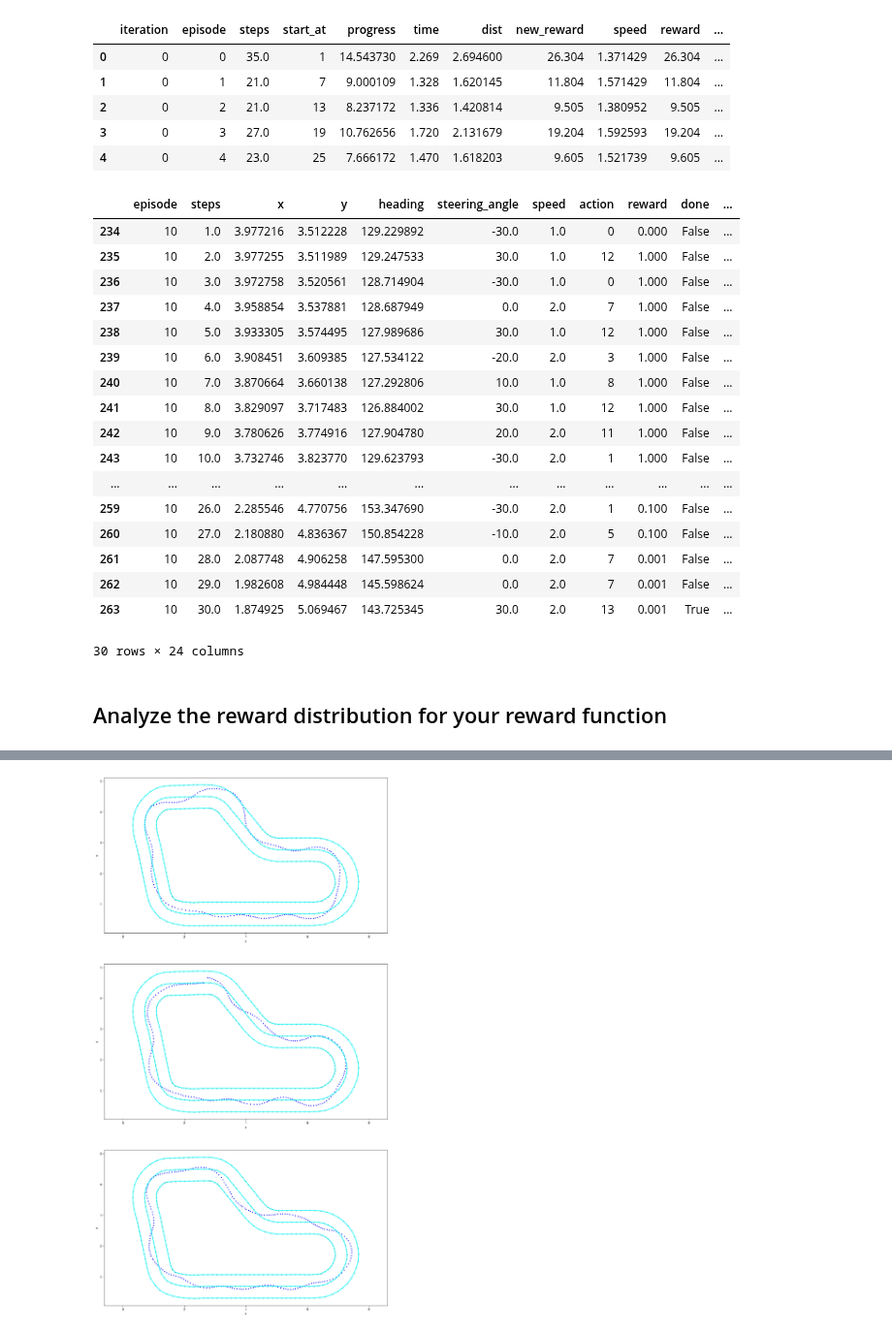
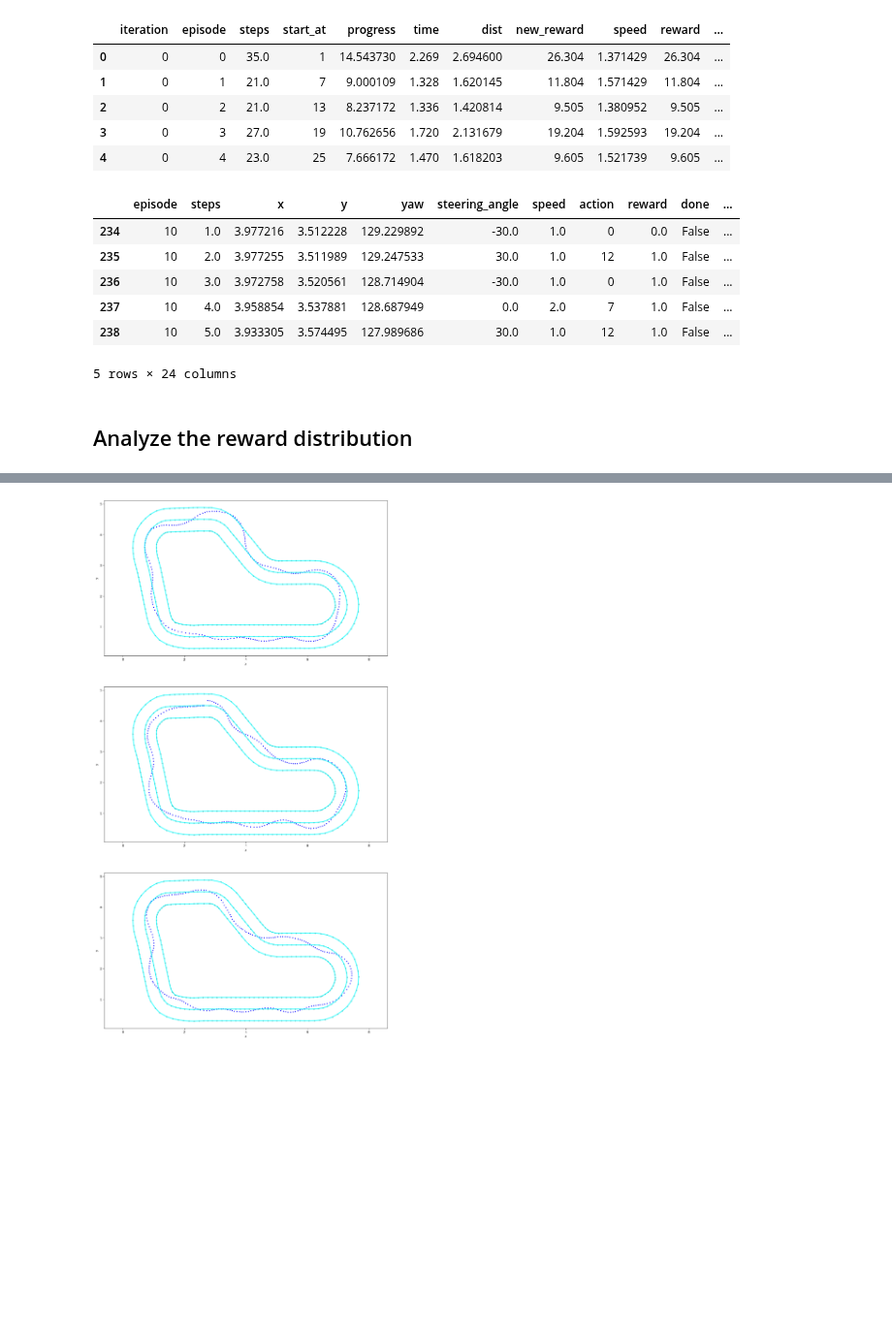
Before and after one commit to aws-deepracer-community/deepracer-analysis, a Jupyter notebook: Training_analysis.ipynb, the cells around one changed output, grey strips where cells are left out. Shown at 97% size. Cells and saved outputs as stored; diff of their text form; code cells hidden in the pictures; blank space fills up the shorter version.

Commit message:
Improve Training Analysis (#59)
* Structure update

* Language tweaks

* Tweaks No 2

* Complete the update

```diff
--- a/Training_analysis.ipynb
+++ b/Training_analysis.ipynb
@@ -83,11 +107,7 @@ BUCKET='bucket'       # Bucket name is default 'bucket' when training locally
 PROFILE=None          # The credentials profile in .aws - 'minio' for local training
 S3_ENDPOINT_URL=None  # Endpoint URL: None for AWS S3, 'http://minio:9000' for local training
 # %%
-# fh = S3FileHandler(bucket=BUCKET, prefix=PREFIX, profile=PROFILE, s3_endpoint_url=S3_ENDPOINT_URL)
-# log = DeepRacerLog(filehandler=fh)
-# log.load_training_trace()
+if my_mode == MODE.S3:
+    fh = S3FileHandler(bucket=BUCKET, prefix=PREFIX, profile=PROFILE, s3_endpoint_url=S3_ENDPOINT_URL)
+    log = DeepRacerLog(filehandler=fh, verbose=True)
+    log.load_training_trace()
-# %%
-# Example / Alternative for logs on file-system
-fh = FSFileHandler(model_folder='logs/sample-console-logs/')
-log = DeepRacerLog(filehandler=fh)
-log.load_training_trace()
@@ -93,0 +118,7 @@ log.load_training_trace()
+# %%
+ARCHIVE_PATH='logs\deepracerindy-training-kJuf1ySmGZlhSMI-logs.tar.gz'
+# %%
+if my_mode == MODE.TAR:
+    fh = TarFileHandler(archive_path=ARCHIVE_PATH)
+    log = DeepRacerLog(filehandler=fh, verbose=True)
+    log.load_training_trace()
@@ -400,28 +421,17 @@ simulation_agg.head()
 # %%
 # Set maximum quantity of rows to view for a dataframe display - without that
 # the view below will just hide some of the steps
 pd.set_option('display.max_rows', 500)
 
-# View all steps data for episode 10
-df[df['episode']==10]
+# View steps data for episode 10. Remove .head() for all steps.
+df[df['episode']==10].head()
 # %% [output]
-|  | episode | steps | x | y | heading | steering_angle | speed | action | reward | done | ... |
-| 234 | 10 | 1.0 | 3.977216 | 3.512228 | 129.229892 | -30.0 | 1.0 | 0 | 0.000 | False | ... |
-| 235 | 10 | 2.0 | 3.977255 | 3.511989 | 129.247533 | 30.0 | 1.0 | 12 | 1.000 | False | ... |
-| 236 | 10 | 3.0 | 3.972758 | 3.520561 | 128.714904 | -30.0 | 1.0 | 0 | 1.000 | False | ... |
-| 237 | 10 | 4.0 | 3.958854 | 3.537881 | 128.687949 | 0.0 | 2.0 | 7 | 1.000 | False | ... |
-| 238 | 10 | 5.0 | 3.933305 | 3.574495 | 127.989686 | 30.0 | 1.0 | 12 | 1.000 | False | ... |
-| 239 | 10 | 6.0 | 3.908451 | 3.609385 | 127.534122 | -20.0 | 2.0 | 3 | 1.000 | False | ... |
-| 240 | 10 | 7.0 | 3.870664 | 3.660138 | 127.292806 | 10.0 | 1.0 | 8 | 1.000 | False | ... |
-| 241 | 10 | 8.0 | 3.829097 | 3.717483 | 126.884002 | 30.0 | 1.0 | 12 | 1.000 | False | ... |
-| 242 | 10 | 9.0 | 3.780626 | 3.774916 | 127.904780 | 20.0 | 2.0 | 11 | 1.000 | False | ... |
-| 243 | 10 | 10.0 | 3.732746 | 3.823770 | 129.623793 | -30.0 | 2.0 | 1 | 1.000 | False | ... |
-| ... | ... | ... | ... | ... | ... | ... | ... | ... | ... | ... | ... |
-| 259 | 10 | 26.0 | 2.285546 | 4.770756 | 153.347690 | -30.0 | 2.0 | 1 | 0.100 | False | ... |
-| 260 | 10 | 27.0 | 2.180880 | 4.836367 | 150.854228 | -10.0 | 2.0 | 5 | 0.100 | False | ... |
-| 261 | 10 | 28.0 | 2.087748 | 4.906258 | 147.595300 | 0.0 | 2.0 | 7 | 0.001 | False | ... |
-| 262 | 10 | 29.0 | 1.982608 | 4.984448 | 145.598624 | 0.0 | 2.0 | 7 | 0.001 | False | ... |
-| 263 | 10 | 30.0 | 1.874925 | 5.069467 | 143.725345 | 30.0 | 2.0 | 13 | 0.001 | True | ... |
+|  | episode | steps | x | y | yaw | steering_angle | speed | action | reward | done | ... |
+| 234 | 10 | 1.0 | 3.977216 | 3.512228 | 129.229892 | -30.0 | 1.0 | 0 | 0.0 | False | ... |
+| 235 | 10 | 2.0 | 3.977255 | 3.511989 | 129.247533 | 30.0 | 1.0 | 12 | 1.0 | False | ... |
+| 236 | 10 | 3.0 | 3.972758 | 3.520561 | 128.714904 | -30.0 | 1.0 | 0 | 1.0 | False | ... |
+| 237 | 10 | 4.0 | 3.958854 | 3.537881 | 128.687949 | 0.0 | 2.0 | 7 | 1.0 | False | ... |
+| 238 | 10 | 5.0 | 3.933305 | 3.574495 | 127.989686 | 30.0 | 1.0 | 12 | 1.0 | False | ... |
-30 rows × 24 columns
+5 rows × 24 columns
 # %% [markdown]
-## Analyze the reward distribution for your reward function
+## Analyze the reward distribution
```
Also changed, not shown: parts of 42 cells of this notebook, 2 other files.
